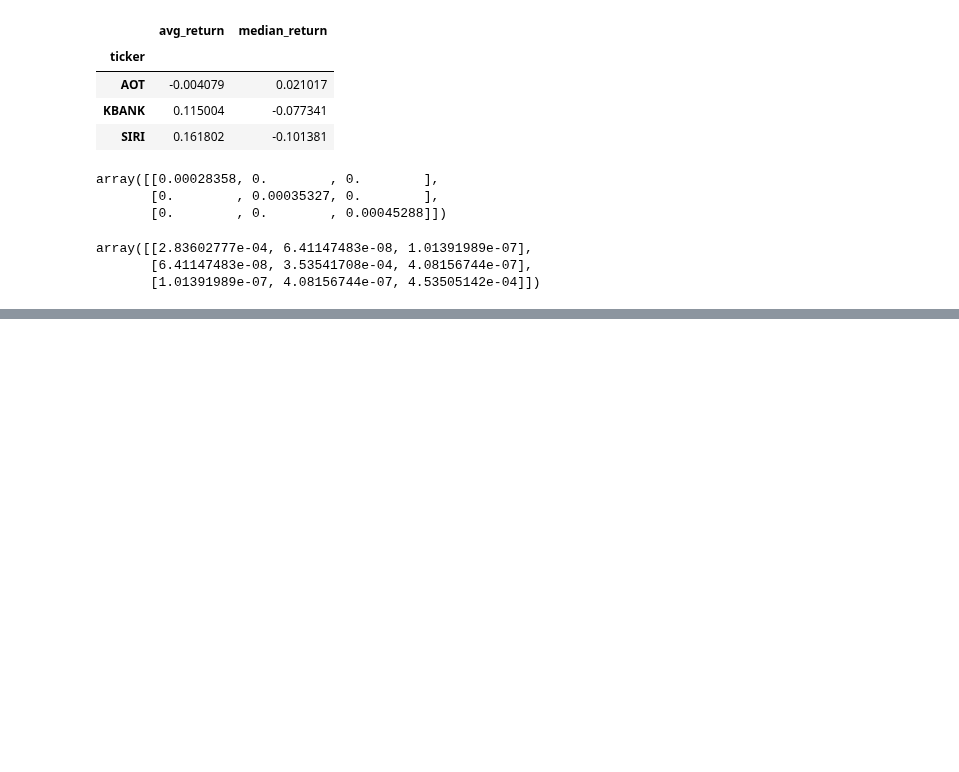
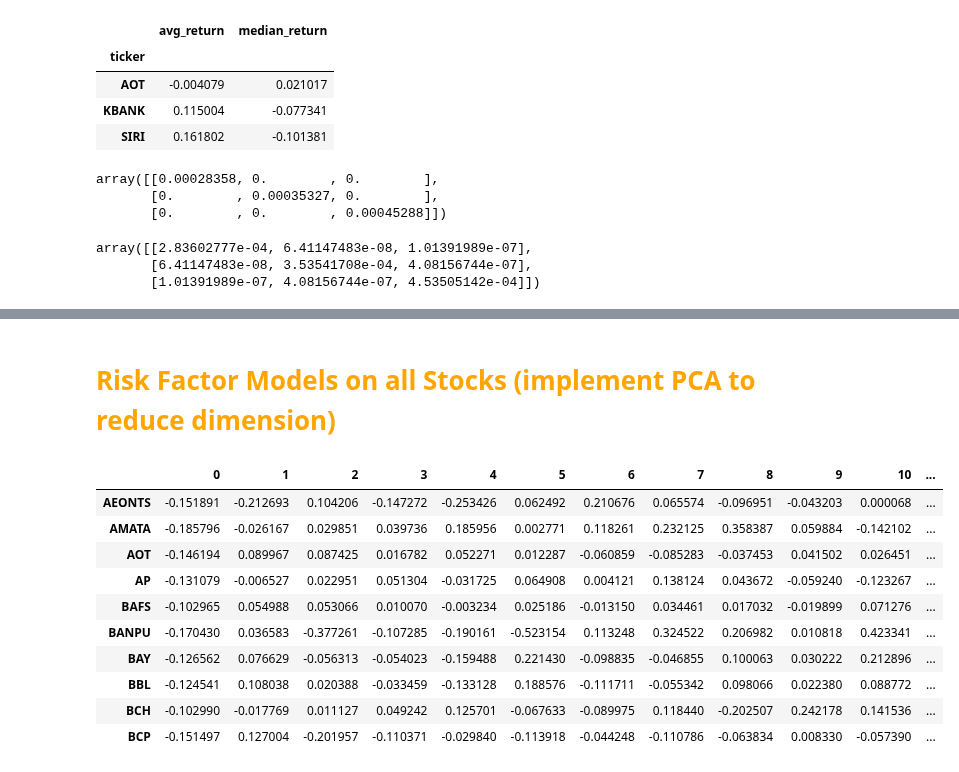
Before and after one commit to pasinsiri/quant-investment, a Jupyter notebook: alpha_factor.ipynb, the cells around one changed output, grey strips where cells are left out. Drawn from its saved outputs; the diff is of its cells as text; code cells hidden in the pictures; blank space fills up the shorter version.

```diff
--- a/alpha_factor.ipynb
+++ b/alpha_factor.ipynb
@@ -345,0 +355,2 @@ array([[2.83602777e-04, 6.41147483e-08, 1.01391989e-07],
+# %% [markdown]
+<h1 style="color:Orange">Risk Factor Models on all Stocks (implement PCA to reduce dimension)</h1>
@@ -345,0 +359,25 @@ array([[2.83602777e-04, 6.41147483e-08, 1.01391989e-07],
+# %%
+class RiskModel(object):
+    def __init__(self, returns, ann_factor, num_factor_exposures, pca):
+        self.factor_betas_ = self.factor_betas(pca, returns.columns.values, np.arange(num_factor_exposures))
+        self.factor_returns_ = self.factor_returns(pca, returns, returns.index, np.arange(num_factor_exposures))
+        self.factor_cov_matrix_ = self.factor_cov_matrix(self.factor_returns_, ann_factor)
+        self.idiosyncratic_var_matrix_ = self.idiosyncratic_var_matrix(returns, self.factor_returns_, self.factor_betas_, ann_factor)
+
+    def factor_betas(self, pca, factor_beta_indices, factor_beta_columns):
+        assert len(factor_beta_indices.shape) == 1
+        assert len(factor_beta_columns.shape) == 1
+        return pd.DataFrame(pca.components_.T, factor_beta_indices, factor_beta_columns)
+
+    def factor_returns(self, pca, returns, factor_return_indices, factor_return_columns):
+        assert len(factor_return_indices.shape) == 1
+        assert len(factor_return_columns.shape) == 1
+        return pd.DataFrame(pca.transform(returns), factor_return_indices, factor_return_columns)
+
+    def idiosyncratic_var_matrix(self, returns, factor_returns, factor_betas, ann_factor):
+        common_returns_ = pd.DataFrame(np.dot(factor_returns, factor_betas.T), returns.index, returns.columns)
+        residuals_ = (returns - common_returns_)
+        return pd.DataFrame(np.diag(np.var(residuals_))*ann_factor, returns.columns, returns.columns)
+
+    def factor_cov_matrix(self, factor_returns, ann_factor):
+        return np.diag(factor_returns.var(axis=0, ddof=1)*ann_factor)
@@ -345,0 +398,15 @@ array([[2.83602777e-04, 6.41147483e-08, 1.01391989e-07],
+# %%
+# factor beta
+rm.factor_betas_.head(10)
+# %% [output]
+|  | 0 | 1 | 2 | 3 | 4 | 5 | 6 | 7 | 8 | 9 | 10 | ... |
+| AEONTS | -0.151891 | -0.212693 | 0.104206 | -0.147272 | -0.253426 | 0.062492 | 0.210676 | 0.065574 | -0.096951 | -0.043203 | 0.000068 | ... |
+| AMATA | -0.185796 | -0.026167 | 0.029851 | 0.039736 | 0.185956 | 0.002771 | 0.118261 | 0.232125 | 0.358387 | 0.059884 | -0.142102 | ... |
+| AOT | -0.146194 | 0.089967 | 0.087425 | 0.016782 | 0.052271 | 0.012287 | -0.060859 | -0.085283 | -0.037453 | 0.041502 | 0.026451 | ... |
+| AP | -0.131079 | -0.006527 | 0.022951 | 0.051304 | -0.031725 | 0.064908 | 0.004121 | 0.138124 | 0.043672 | -0.059240 | -0.123267 | ... |
+| BAFS | -0.102965 | 0.054988 | 0.053066 | 0.010070 | -0.003234 | 0.025186 | -0.013150 | 0.034461 | 0.017032 | -0.019899 | 0.071276 | ... |
+| BANPU | -0.170430 | 0.036583 | -0.377261 | -0.107285 | -0.190161 | -0.523154 | 0.113248 | 0.324522 | 0.206982 | 0.010818 | 0.423341 | ... |
+| BAY | -0.126562 | 0.076629 | -0.056313 | -0.054023 | -0.159488 | 0.221430 | -0.098835 | -0.046855 | 0.100063 | 0.030222 | 0.212896 | ... |
+| BBL | -0.124541 | 0.108038 | 0.020388 | -0.033459 | -0.133128 | 0.188576 | -0.111711 | -0.055342 | 0.098066 | 0.022380 | 0.088772 | ... |
+| BCH | -0.102990 | -0.017769 | 0.011127 | 0.049242 | 0.125701 | -0.067633 | -0.089975 | 0.118440 | -0.202507 | 0.242178 | 0.141536 | ... |
+| BCP | -0.151497 | 0.127004 | -0.201957 | -0.110371 | -0.029840 | -0.113918 | -0.044248 | -0.110786 | -0.063834 | 0.008330 | -0.057390 | ... |
```
Also changed, not shown: parts of 7 cells of this notebook.
